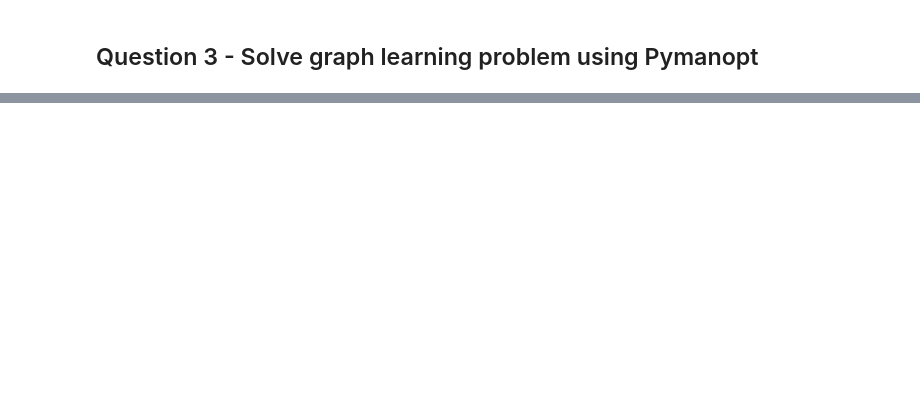
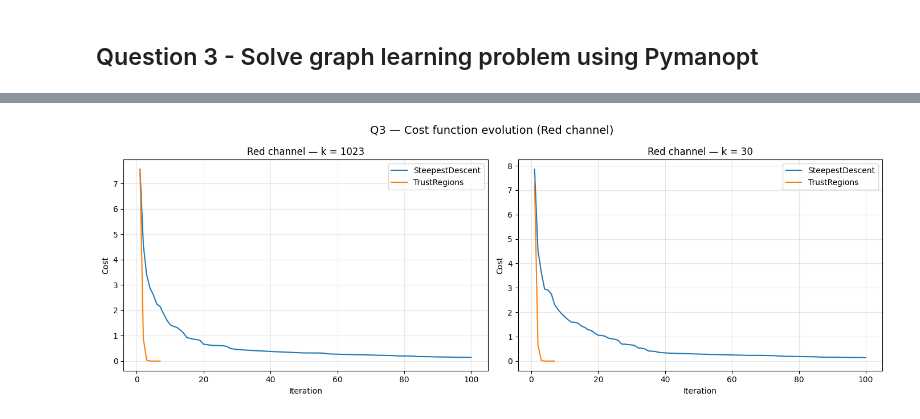
Before and after one commit to AhouLucas/LINMA2474-Project, a Jupyter notebook: P1/main.ipynb, the cells around one changed output, grey strips where cells are left out. Drawn from its saved outputs; the diff is of its cells as text; code cells hidden in the pictures; blank space fills up the shorter version.

```diff
--- a/P1/main.ipynb
+++ b/P1/main.ipynb
@@ -240,0 +298,13 @@ def solve_graph_learning(channel: str,
+# %%
+# Run Q3 experiments: all channels × {SteepestDescent, TrustRegions} × {k=n-1, k=30}
+results_q3 = {}
+
+for channel in ['R', 'G', 'B']:
+    for method in ['SteepestDescent', 'TrustRegions']:
+        for k in [n - 1, 30]:
+            key = (channel, method, k)
+            print(f"Solving: channel={channel}, method={method}, k={k} ...")
+            results_q3[key] = solve_graph_learning(channel, method, k)
+            res = results_q3[key]
+            print(f"  → cost = {res.cost:.6f}, iterations = {res.iterations}, "
+                  f"time = {res.time:.2f}s\n")
@@ -240,0 +329,22 @@ def solve_graph_learning(channel: str,
+# %%
+# Plot cost evolution for the RED channel (both methods, both k values)
+fig, axes = plt.subplots(1, 2, figsize=(14, 5))
+
+for i, k in enumerate([n - 1, 30]):
+    ax = axes[i]
+    for method in ['SteepestDescent', 'TrustRegions']:
+        key = ('R', method, k)
+        costs = results_q3[key].log['iterations']['cost']
+        ax.plot(range(1, len(costs) + 1), costs, label=method)
+    ax.set_xlabel('Iteration')
+    ax.set_ylabel('Cost')
+    ax.set_title(f'Red channel — k = {k}')
+    ax.legend()
+    ax.grid(True, alpha=0.3)
+
+plt.suptitle('Q3 — Cost function evolution (Red channel)', fontsize=14)
+plt.tight_layout()
+plt.savefig("figures/q3_cost_evolution_red_channel.svg", bbox_inches="tight")
+plt.show()
+# %% [output]
+[figure, added]
```
Also changed, not shown: parts of 12 cells of this notebook, 6 other files.
